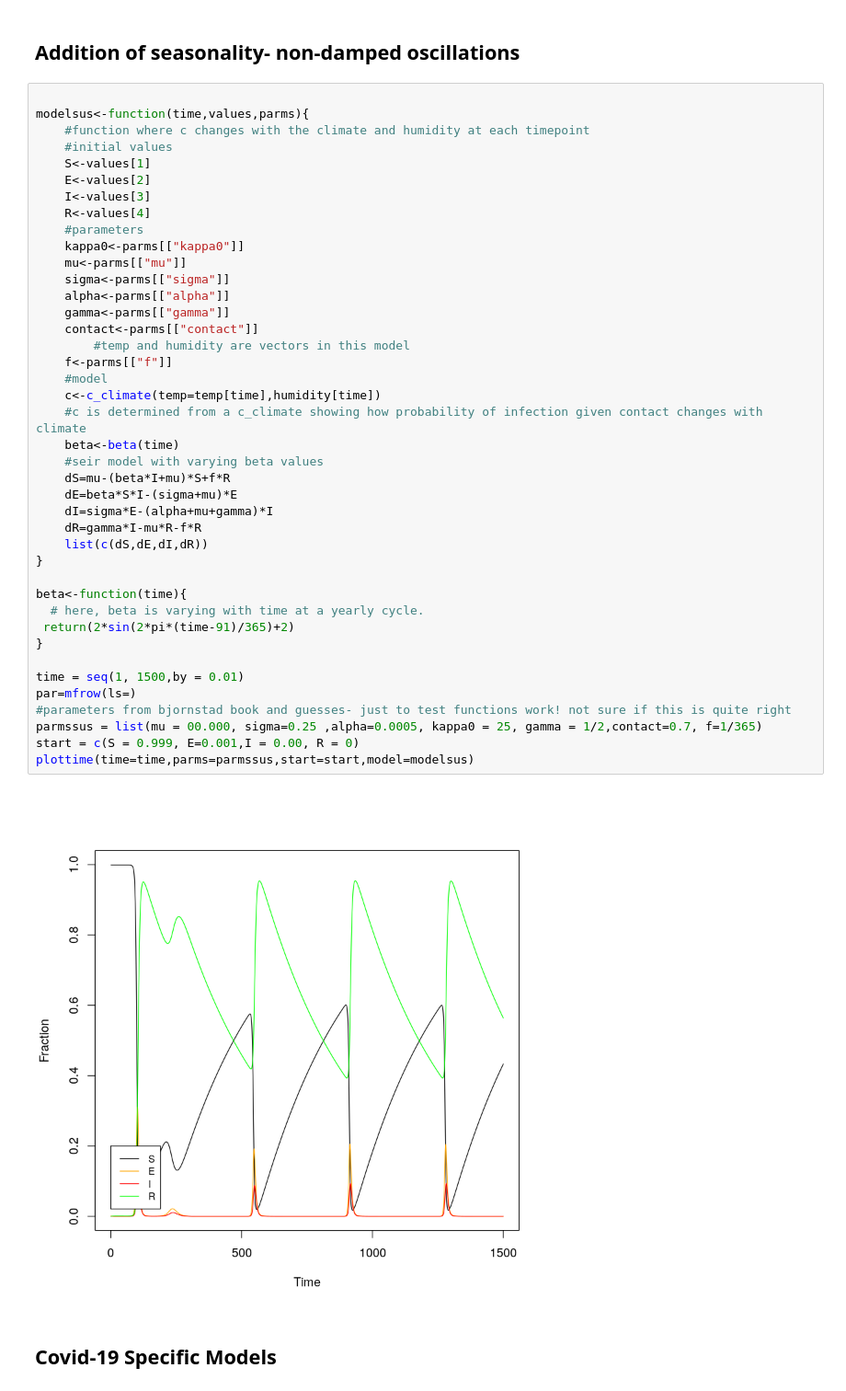
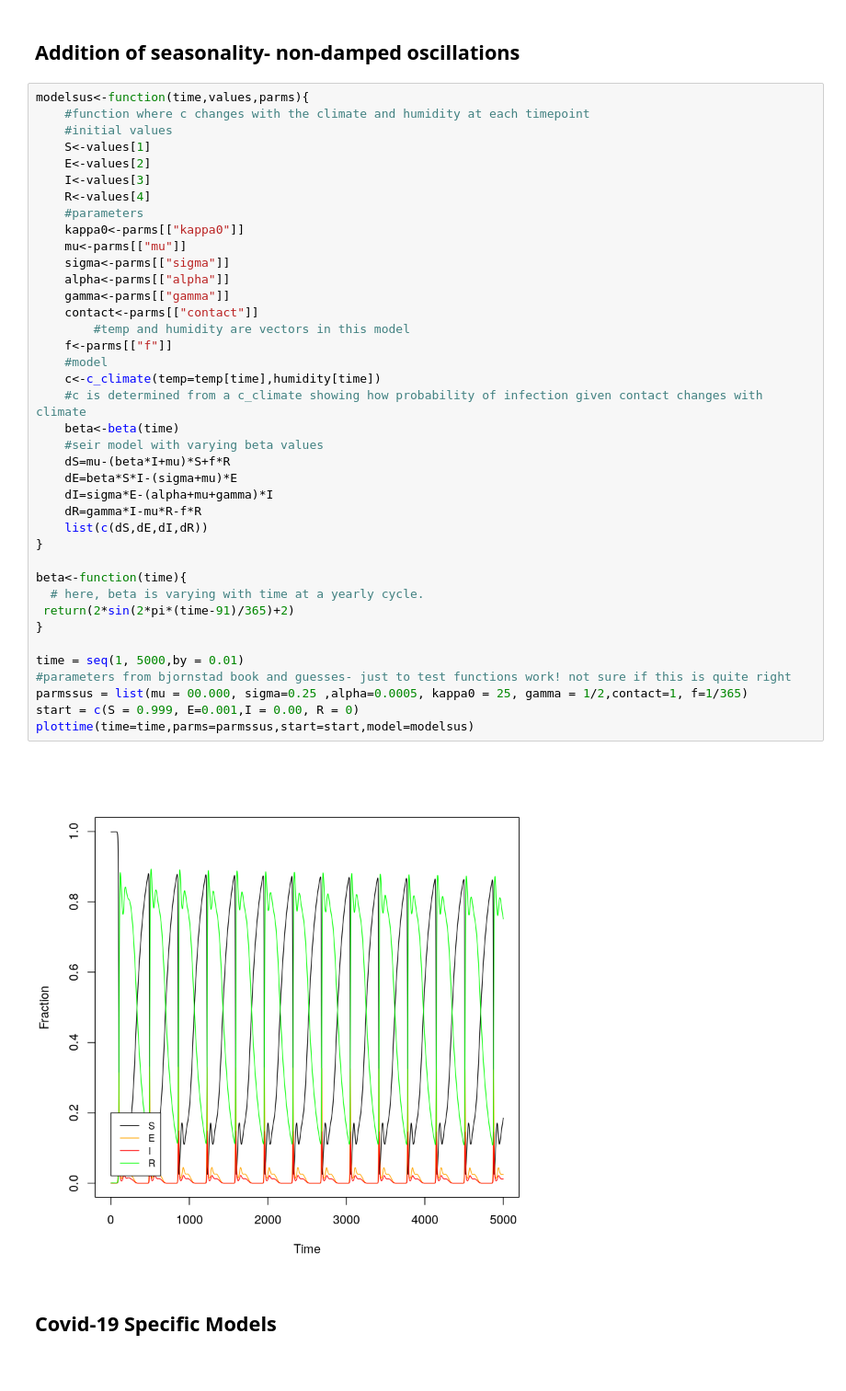
Before and after one commit to rbak54/Project, a Jupyter notebook: Code/Modelling.ipynb, the cells around one changed output. Shown: that part at 92% size. Saved outputs shown, nothing was run; the diff lists cells and outputs as text.

```diff
--- a/Code/Modelling.ipynb
+++ b/Code/Modelling.ipynb
@@ -474,7 +475,6 @@ plottime(time=time,parms=parmssus,start=start,model=modelsus)
 # %% [markdown]
 ## Addition of seasonality- non-damped oscillations
 # %%
-
 modelsus<-function(time,values,parms){
     #function where c changes with the climate and humidity at each timepoint
     #initial values
@@ -485,37 +485,36 @@ modelsus<-function(time,values,parms){
     #parameters
     kappa0<-parms[["kappa0"]]
     mu<-parms[["mu"]]
     sigma<-parms[["sigma"]]
     alpha<-parms[["alpha"]]
     gamma<-parms[["gamma"]]
     contact<-parms[["contact"]]
         #temp and humidity are vectors in this model
     f<-parms[["f"]]
     #model
     c<-c_climate(temp=temp[time],humidity[time])
     #c is determined from a c_climate showing how probability of infection given contact changes with climate
     beta<-beta(time)
     #seir model with varying beta values
     dS=mu-(beta*I+mu)*S+f*R
     dE=beta*S*I-(sigma+mu)*E
     dI=sigma*E-(alpha+mu+gamma)*I
     dR=gamma*I-mu*R-f*R
     list(c(dS,dE,dI,dR))
 }
 
 beta<-function(time){
   # here, beta is varying with time at a yearly cycle.
  return(2*sin(2*pi*(time-91)/365)+2)
 }
 
-time = seq(1, 1500,by = 0.01)
-par=mfrow(ls=)
+time = seq(1, 5000,by = 0.01)
 #parameters from bjornstad book and guesses- just to test functions work! not sure if this is quite right
-parmssus = list(mu = 00.000, sigma=0.25 ,alpha=0.0005, kappa0 = 25, gamma = 1/2,contact=0.7, f=1/365)
+parmssus = list(mu = 00.000, sigma=0.25 ,alpha=0.0005, kappa0 = 25, gamma = 1/2,contact=1, f=1/365)
 start = c(S = 0.999, E=0.001,I = 0.00, R = 0)
 plottime(time=time,parms=parmssus,start=start,model=modelsus)
 # %% [output]
-[figure, old version]
+[figure, new version]
 # %% [markdown]
 ## Covid-19 Specific Models
 # %% [markdown]
```
Also changed, not shown: parts of 4 cells of this notebook.
